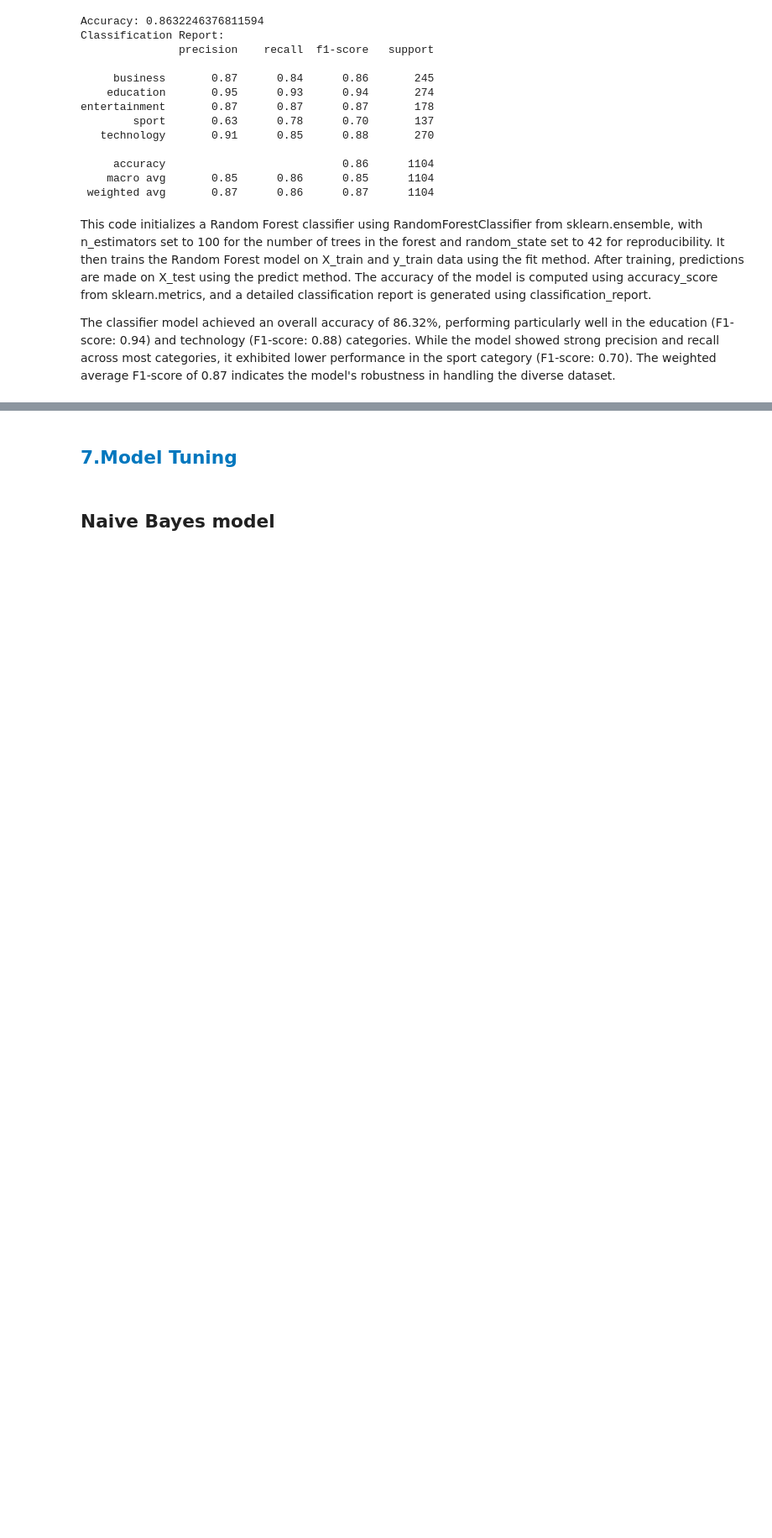
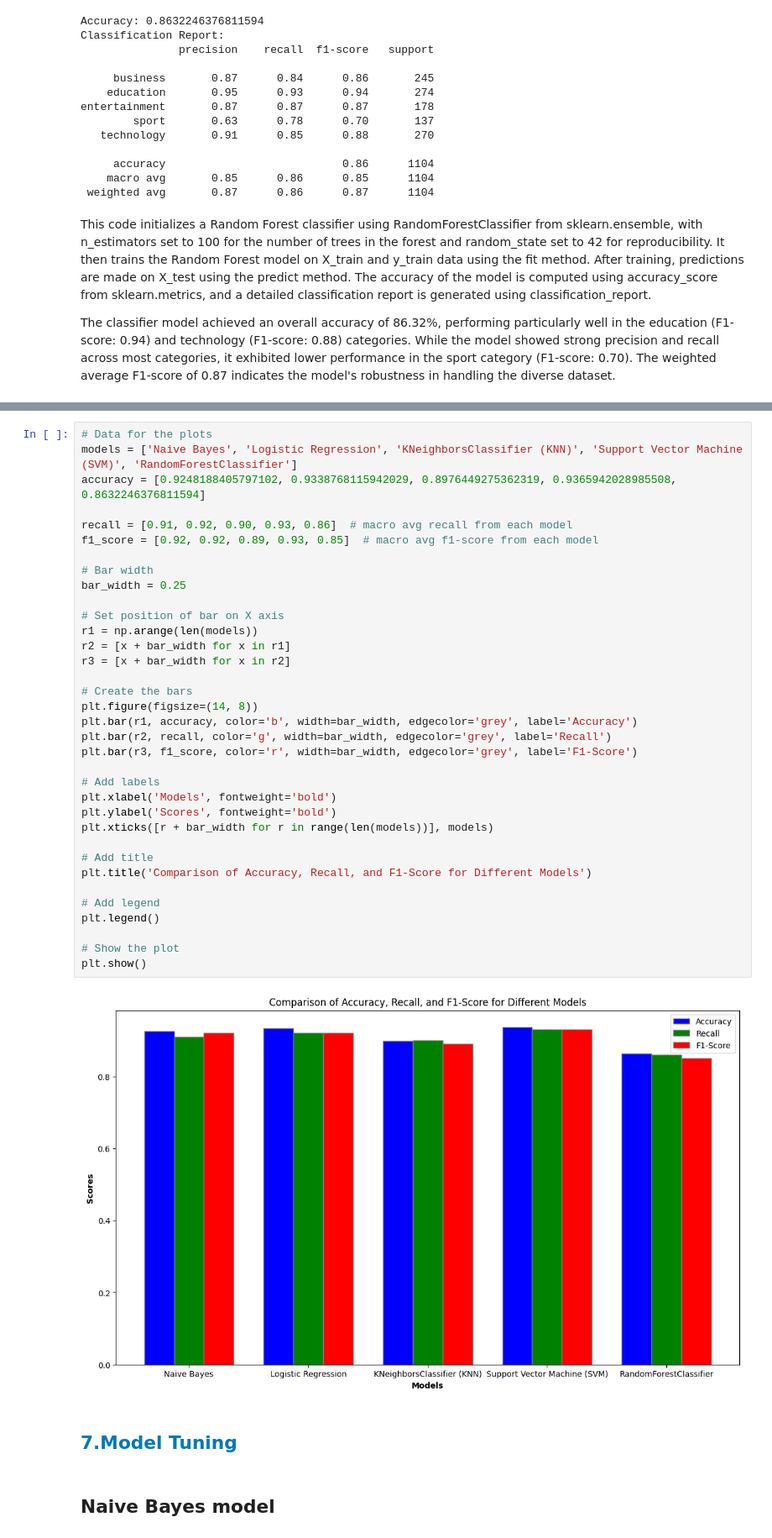
Before and after one commit to AmandaMokoena/2401FTDS_Classification_Project_0A4, a Jupyter notebook: Classification Project notebook.ipynb, the cells around one changed output, grey strips where cells are left out. Shown at 84% size. Drawn from its saved outputs; the diff is of its cells as text; blank space fills up the shorter version.

```diff
--- a/Classification Project notebook.ipynb
+++ b/Classification Project notebook.ipynb
@@ -878,3 +878,40 @@ The classifier model achieved an overall accuracy of 86.32%, performing particul
+# %%
+# Data for the plots
+models = ['Naive Bayes', 'Logistic Regression', 'KNeighborsClassifier (KNN)', 'Support Vector Machine (SVM)', 'RandomForestClassifier']
+accuracy = [0.9248188405797102, 0.9338768115942029, 0.8976449275362319, 0.9365942028985508, 0.8632246376811594]
+
+recall = [0.91, 0.92, 0.90, 0.93, 0.86]  # macro avg recall from each model
+f1_score = [0.92, 0.92, 0.89, 0.93, 0.85]  # macro avg f1-score from each model
+
+# Bar width
+bar_width = 0.25
+
+# Set position of bar on X axis
+r1 = np.arange(len(models))
+r2 = [x + bar_width for x in r1]
+r3 = [x + bar_width for x in r2]
+
+# Create the bars
+plt.figure(figsize=(14, 8))
+plt.bar(r1, accuracy, color='b', width=bar_width, edgecolor='grey', label='Accuracy')
+plt.bar(r2, recall, color='g', width=bar_width, edgecolor='grey', label='Recall')
+plt.bar(r3, f1_score, color='r', width=bar_width, edgecolor='grey', label='F1-Score')
+
+# Add labels
+plt.xlabel('Models', fontweight='bold')
+plt.ylabel('Scores', fontweight='bold')
+plt.xticks([r + bar_width for r in range(len(models))], models)
+
+# Add title
+plt.title('Comparison of Accuracy, Recall, and F1-Score for Different Models')
+
+# Add legend
+plt.legend()
+
+# Show the plot
+plt.show()
+# %% [output]
+[figure, added]
 # %% [markdown]
 ## <span style="color:#0077be"><b> 7.Model Tuning<a class="anchor" id="chapter7"></a>
 # %% [markdown]
```
Also changed, not shown: parts of 7 cells of this notebook.
